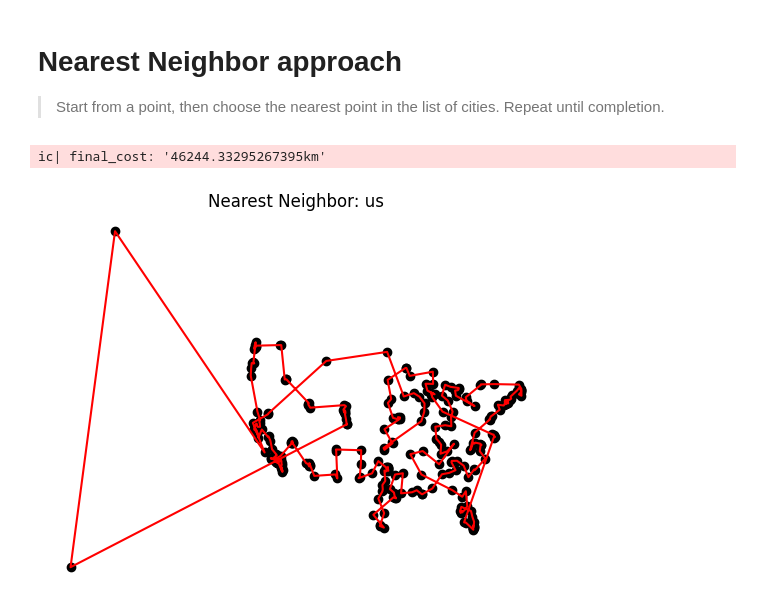
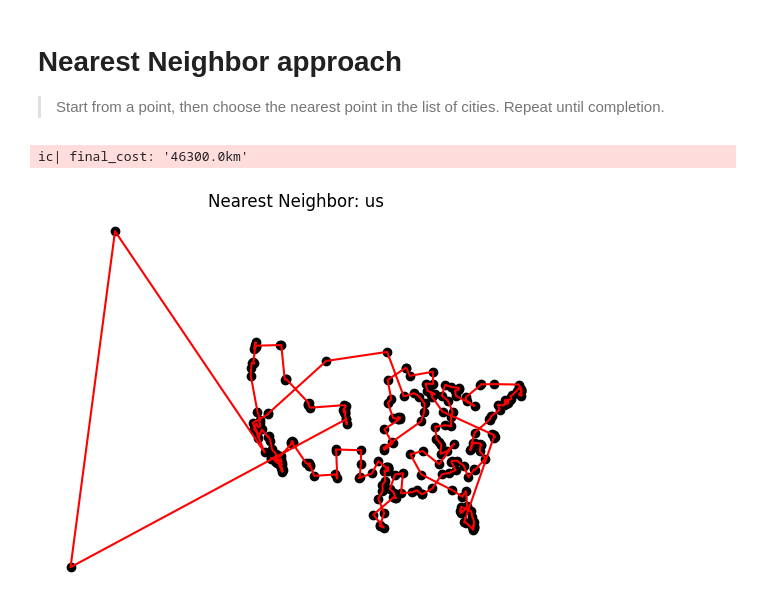
Before and after one commit to AbstractBorderStudio/CI2024_lab2, a Jupyter notebook: tsp.ipynb, the cells around one changed output. Drawn from its saved outputs; the diff is of its cells as text; code cells hidden in the pictures.

```diff
--- a/tsp.ipynb
+++ b/tsp.ipynb
@@ -93,33 +93,33 @@ def _nn_approach(cities, dist_mat):
 
     while not np.all(visited):
         # Set the city's column as inf distance to avoid
         # calculating the distance between a city and itself
         dist[:, city] = np.inf
 
         # Find the closest city
         closest = np.argmin(dist[city])
 
         # Mark it as visited, push it to the solution and se the current city as the closest
         visited[closest] = True
         city = closest
         tsp_sol.append(int(city))
 
     # In the end add the first city at the end to create a cycle
     tsp_sol.append(int(tsp_sol[0]))
     return (tsp_sol, tsp_cost(tsp_sol))
 
 EPOCHS = 1000
 tsp_sol, cost = _nn_approach(CITIES, DIST_MATRIX)
 for i in range(EPOCHS):
     new_tsp_sol, new_cost = _nn_approach(CITIES, DIST_MATRIX)
     if new_cost < cost:
         tsp_sol = new_tsp_sol
         cost = new_cost
 
 # Print the result and plot the graph
-final_cost = str(cost) + "km"
+final_cost = str(np.float16(cost)) + "km"
 ic(final_cost)
 _print_graph(tsp_sol, p_color="black", title=f"Nearest Neighbor: {city_name}")
 # %% [output]
-ic| final_cost: '46244.33295267395km'
+ic| final_cost: '46300.0km'
-[figure, old version]
+[figure, new version]
```
Also changed, not shown: 1 other file.
